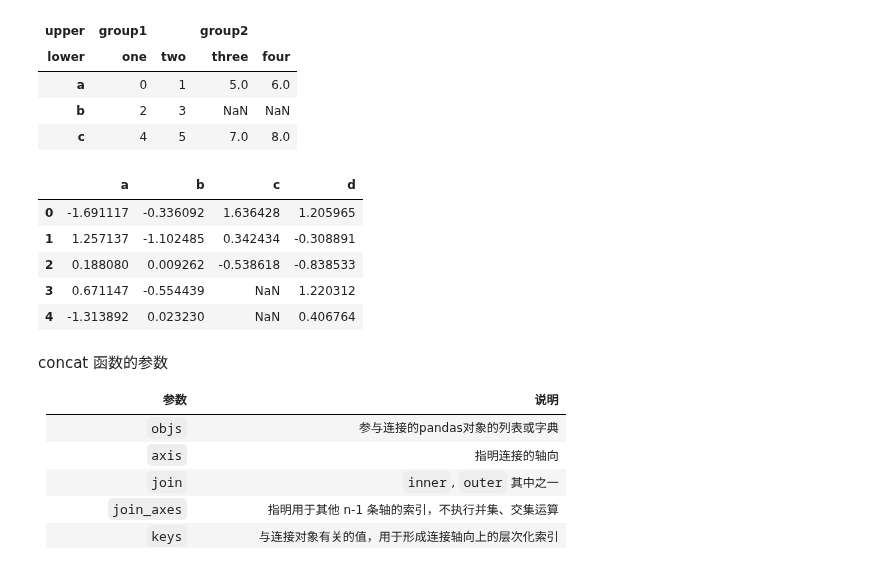
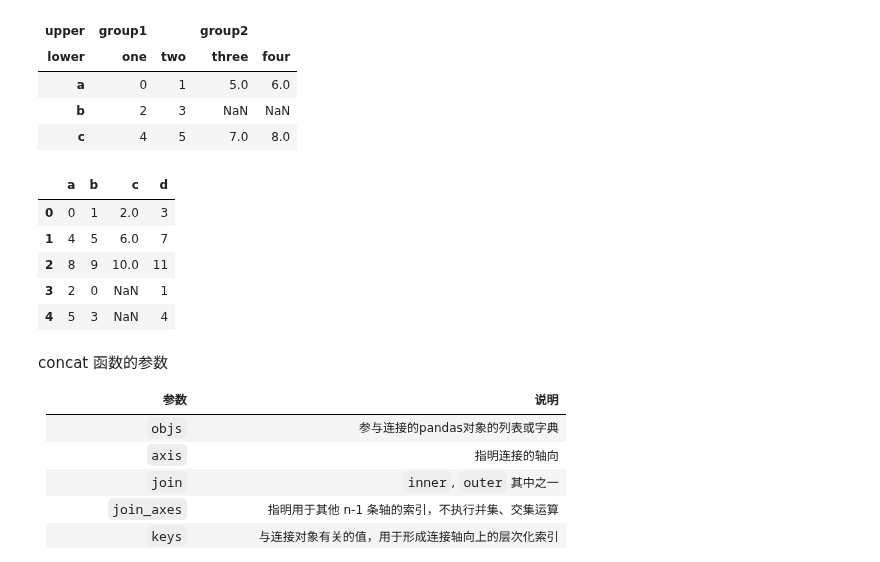
Before and after one commit to hugolu/learn-python, a Jupyter notebook: python-for-data-analysis/ch07-data-wrangling-clean-transform-merge-reshape.ipynb, the cells around one changed output. Cells and saved outputs as stored; diff of their text form; code cells hidden in the pictures.

```diff
--- a/python-for-data-analysis/ch07-data-wrangling-clean-transform-merge-reshape.ipynb
+++ b/python-for-data-analysis/ch07-data-wrangling-clean-transform-merge-reshape.ipynb
@@ -361,18 +350,18 @@ pd.concat([df1, df2], axis=1, keys=['group1','group2'],
 | b | 2 | 3 | NaN | NaN |
 | c | 4 | 5 | 7.0 | 8.0 |
 # %%
-df1 = DataFrame(np.random.randn(3, 4), columns=['a', 'b', 'c', 'd'])
-df2 = DataFrame(np.random.randn(2, 3), columns=['b', 'd', 'a'])
+df1 = DataFrame(np.arange(12).reshape((3,4)), columns=['a', 'b', 'c', 'd'])
+df2 = DataFrame(np.arange(6).reshape((2,3)), columns=['b', 'd', 'a'])
 
 # 不保留连接轴上的索引
 pd.concat([df1, df2], ignore_index=True)
 # %% [output]
 |  | a | b | c | d |
-| 0 | -1.691117 | -0.336092 | 1.636428 | 1.205965 |
-| 1 | 1.257137 | -1.102485 | 0.342434 | -0.308891 |
-| 2 | 0.188080 | 0.009262 | -0.538618 | -0.838533 |
-| 3 | 0.671147 | -0.554439 | NaN | 1.220312 |
-| 4 | -1.313892 | 0.023230 | NaN | 0.406764 |
+| 0 | 0 | 1 | 2.0 | 3 |
+| 1 | 4 | 5 | 6.0 | 7 |
+| 2 | 8 | 9 | 10.0 | 11 |
+| 3 | 2 | 0 | NaN | 1 |
+| 4 | 5 | 3 | NaN | 4 |
 # %% [markdown]
 concat 函数的参数
 
```
Also changed, not shown: parts of 40 cells of this notebook.
